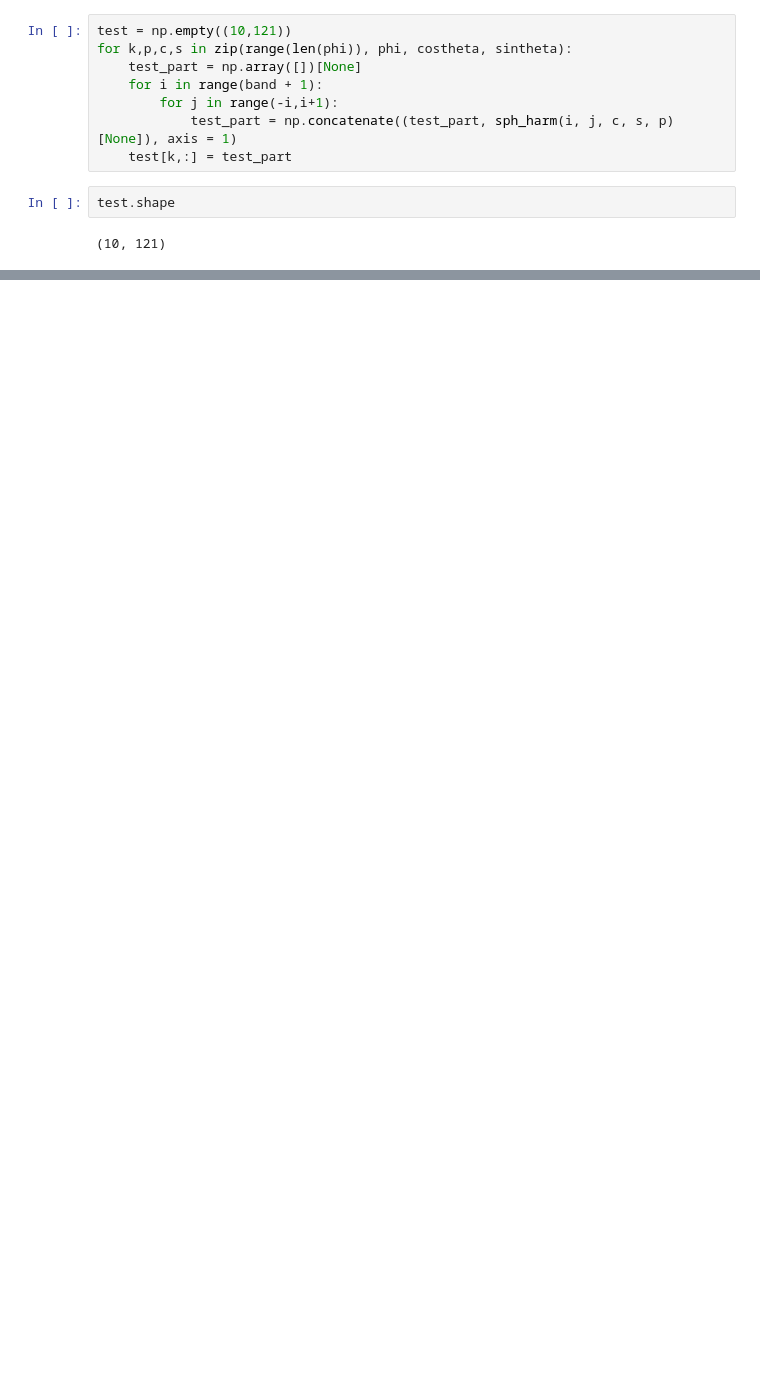
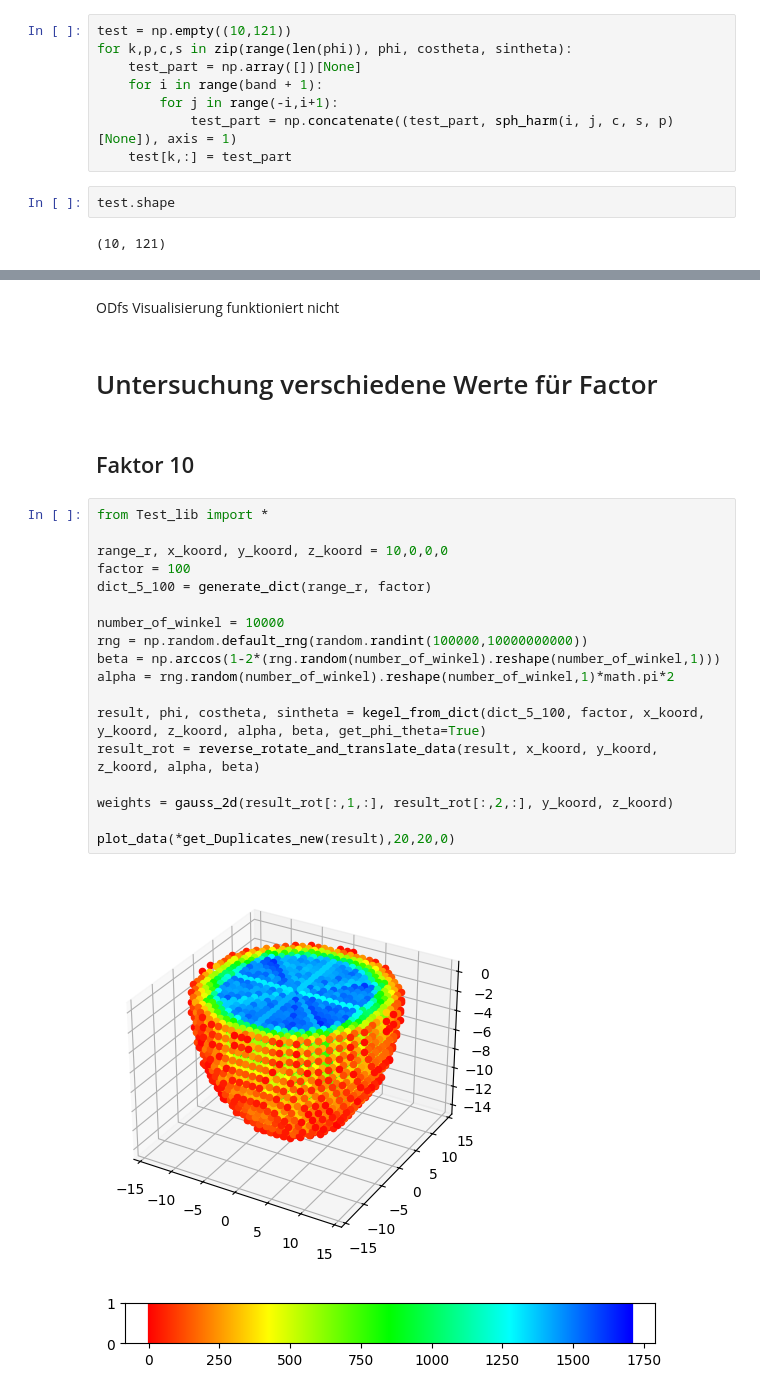
Before and after one commit to TimLockstedt/BA, a Jupyter notebook: part2.ipynb, the cells around one changed output, grey strips where cells are left out. Saved outputs shown, nothing was run; the diff lists cells and outputs as text; blank space fills up the shorter version.

```diff
--- a/part2.ipynb
+++ b/part2.ipynb
@@ -931,0 +959,27 @@ plt.show()
+# %% [markdown]
+ODfs Visualisierung funktioniert nicht
+# %% [markdown]
+# Untersuchung verschiedene Werte für Factor
+# %% [markdown]
+## Faktor 10
+# %%
+from Test_lib import *
+
+range_r, x_koord, y_koord, z_koord = 10,0,0,0
+factor = 100
+dict_5_100 = generate_dict(range_r, factor)
+
+number_of_winkel = 10000
+rng = np.random.default_rng(random.randint(100000,10000000000))
+beta = np.arccos(1-2*(rng.random(number_of_winkel).reshape(number_of_winkel,1)))
+alpha = rng.random(number_of_winkel).reshape(number_of_winkel,1)*math.pi*2
+
+result, phi, costheta, sintheta = kegel_from_dict(dict_5_100, factor, x_koord, y_koord, z_koord, alpha, beta, get_phi_theta=True)
+result_rot = reverse_rotate_and_translate_data(result, x_koord, y_koord, z_koord, alpha, beta)
+
+weights = gauss_2d(result_rot[:,1,:], result_rot[:,2,:], y_koord, z_koord)
+
+plot_data(*get_Duplicates_new(result),20,20,0)
+# %% [output]
+[figure, added]
+[figure, added]
```
Also changed, not shown: parts of 37 cells of this notebook, 4 other files.
